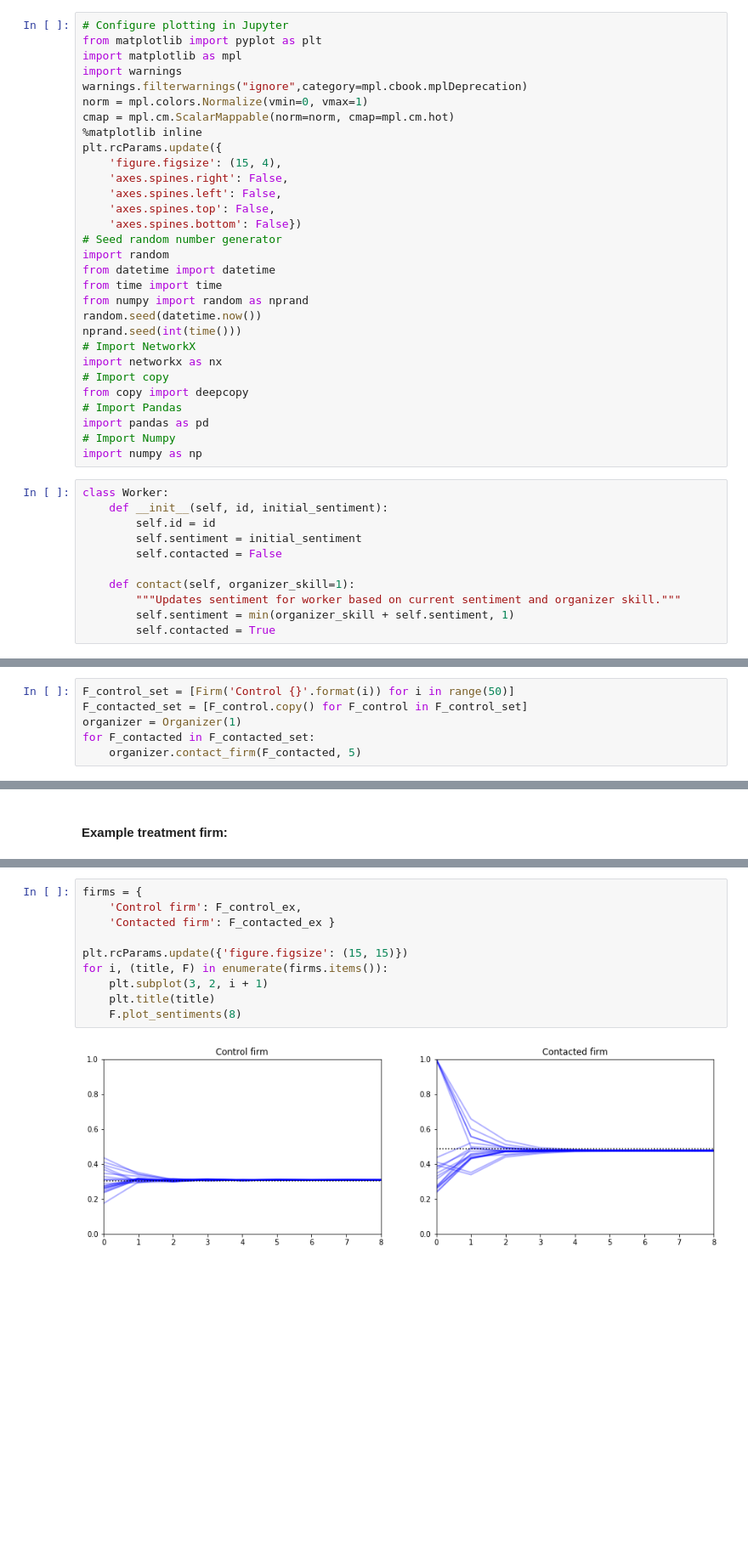
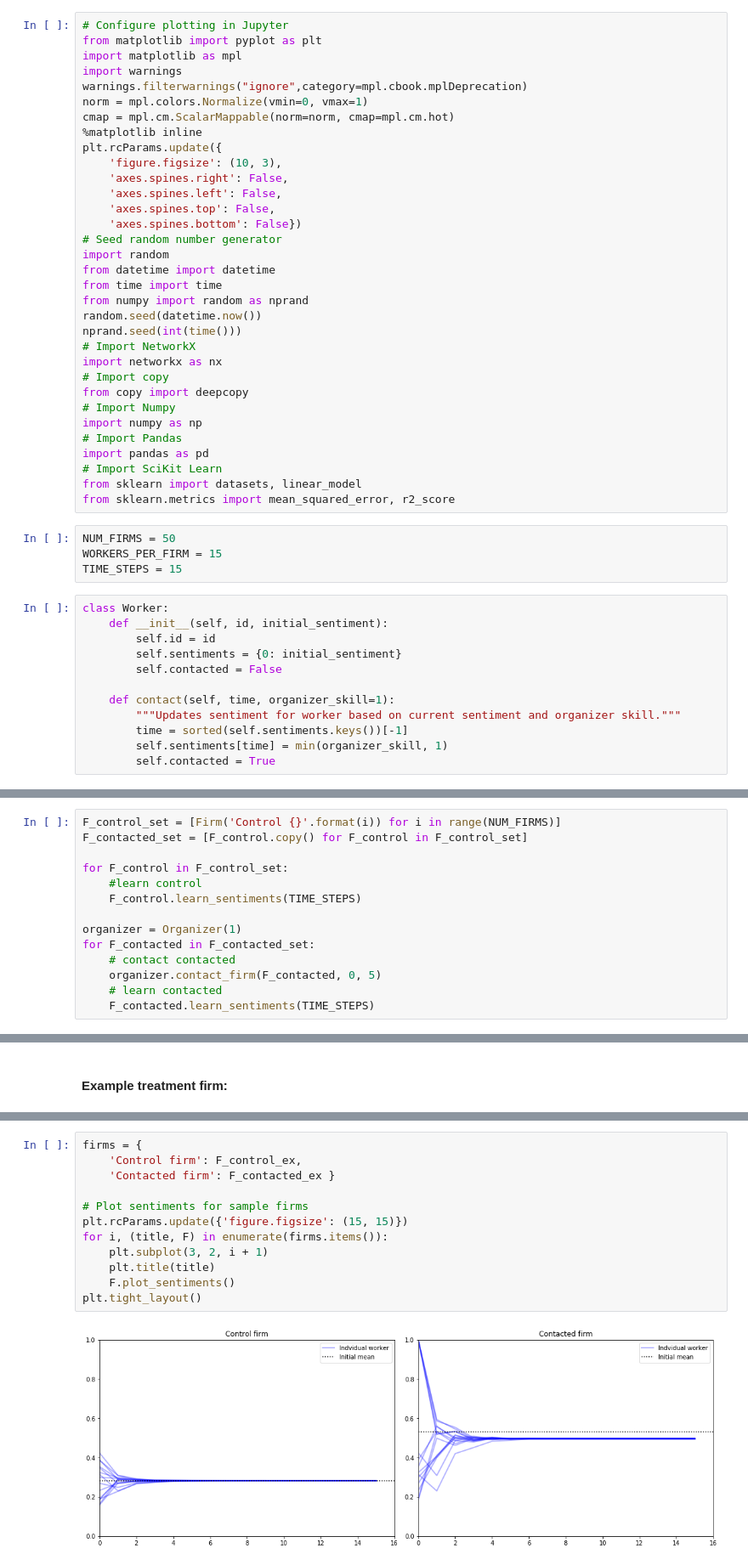
Before and after one commit to beccaroskill/organizing-simulation, a Jupyter notebook: degroot_social_learning.ipynb, the cells around one changed output, grey strips where cells are left out. Shown at 85% size. Cells and saved outputs as stored; diff of their text form; blank space fills up the shorter version.

```diff
--- a/degroot_social_learning.ipynb
+++ b/degroot_social_learning.ipynb
@@ -8,7 +8,7 @@ norm = mpl.colors.Normalize(vmin=0, vmax=1)
 cmap = mpl.cm.ScalarMappable(norm=norm, cmap=mpl.cm.hot)
 %matplotlib inline
 plt.rcParams.update({
-    'figure.figsize': (15, 4),
+    'figure.figsize': (10, 3),
     'axes.spines.right': False,
     'axes.spines.left': False,
     'axes.spines.top': False,
@@ -24,20 +24,28 @@ nprand.seed(int(time()))
 import networkx as nx
 # Import copy
 from copy import deepcopy
+# Import Numpy
+import numpy as np
 # Import Pandas
 import pandas as pd
-# Import Numpy
-import numpy as np
+# Import SciKit Learn
+from sklearn import datasets, linear_model
+from sklearn.metrics import mean_squared_error, r2_score
+# %%
+NUM_FIRMS = 50
+WORKERS_PER_FIRM = 15
+TIME_STEPS = 15
 # %%
 class Worker:
     def __init__(self, id, initial_sentiment):
         self.id = id
-        self.sentiment = initial_sentiment
+        self.sentiments = {0: initial_sentiment}
         self.contacted = False
 
-    def contact(self, organizer_skill=1):
+    def contact(self, time, organizer_skill=1):
         """Updates sentiment for worker based on current sentiment and organizer skill."""
-        self.sentiment = min(organizer_skill + self.sentiment, 1)
+        time = sorted(self.sentiments.keys())[-1]
+        self.sentiments[time] = min(organizer_skill, 1)
         self.contacted = True
 # %%
 class Organizer:
@@ -137,11 +153,19 @@ class Firm:
 # %% [markdown]
 ### Seed 50 control firms and 50 treatment firms
 # %%
-F_control_set = [Firm('Control {}'.format(i)) for i in range(50)]
+F_control_set = [Firm('Control {}'.format(i)) for i in range(NUM_FIRMS)]
 F_contacted_set = [F_control.copy() for F_control in F_control_set]
+
+for F_control in F_control_set:
+    #learn control
+    F_control.learn_sentiments(TIME_STEPS)
+
 organizer = Organizer(1)
 for F_contacted in F_contacted_set:
-    organizer.contact_firm(F_contacted, 5)
+    # contact contacted
+    organizer.contact_firm(F_contacted, 0, 5)
+    # learn contacted
+    F_contacted.learn_sentiments(TIME_STEPS)
 # %% [markdown]
 #### Example control firm:
 # %%
@@ -167,12 +197,14 @@ Top Laplacian eigenvalues                  [19.999999999999996, 19.0125001994692
 # %%
 firms = {
     'Control firm': F_control_ex,
     'Contacted firm': F_contacted_ex }
 
+# Plot sentiments for sample firms
 plt.rcParams.update({'figure.figsize': (15, 15)})
 for i, (title, F) in enumerate(firms.items()):
     plt.subplot(3, 2, i + 1)
     plt.title(title)
-    F.plot_sentiments(8)
+    F.plot_sentiments()
+plt.tight_layout()
 # %% [output]
-[figure, old version]
+[figure, new version]
```
Also changed, not shown: parts of 10 cells of this notebook.
